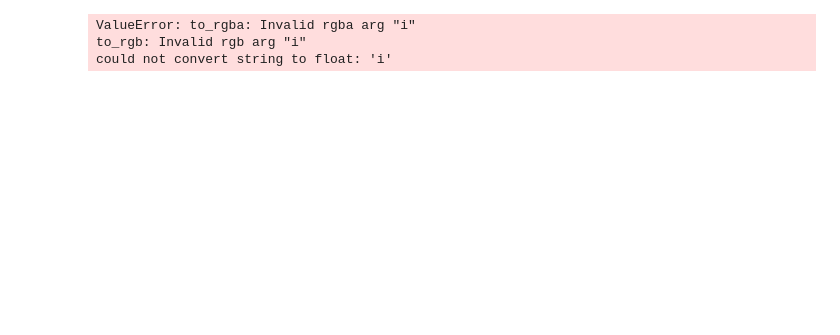
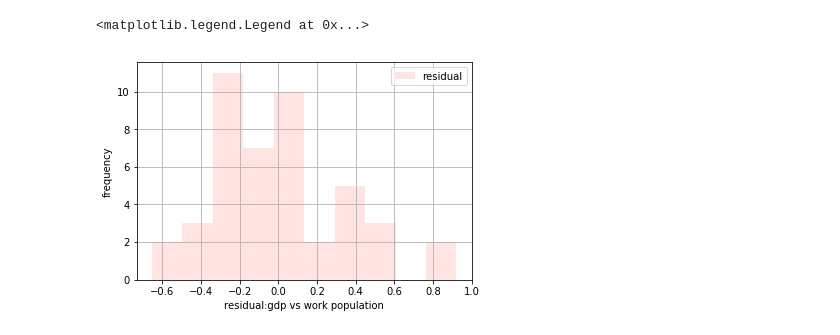
Before and after one commit to s-y-00/panplling_python3_sys_trading, a Jupyter notebook: chapter11.ipynb, the cells around one changed output. Cells and saved outputs as stored; diff of their text form; code cells hidden in the pictures; blank space fills up the shorter version.

```diff
--- a/chapter11.ipynb
+++ b/chapter11.ipynb
@@ -124,10 +152,10 @@ ax2.legend(loc='upper left')
 # %%
-results.resid.hist(label='residual',color='mistrose')
+# 多変量解析：ヒストグラム
+results.resid.hist(label='residual',color='mistyrose')
 plt.xlabel('residual:gdp vs work population')
 plt.ylabel('frequency')
 plt.legend(loc='upper right')
 # %% [output]
-ValueError: to_rgba: Invalid rgba arg "i"
-to_rgb: Invalid rgb arg "i"
-could not convert string to float: 'i'
+<matplotlib.legend.Legend at 0x...>
+[figure, added]
 # %%
```
Also changed, not shown: parts of 10 cells of this notebook.
